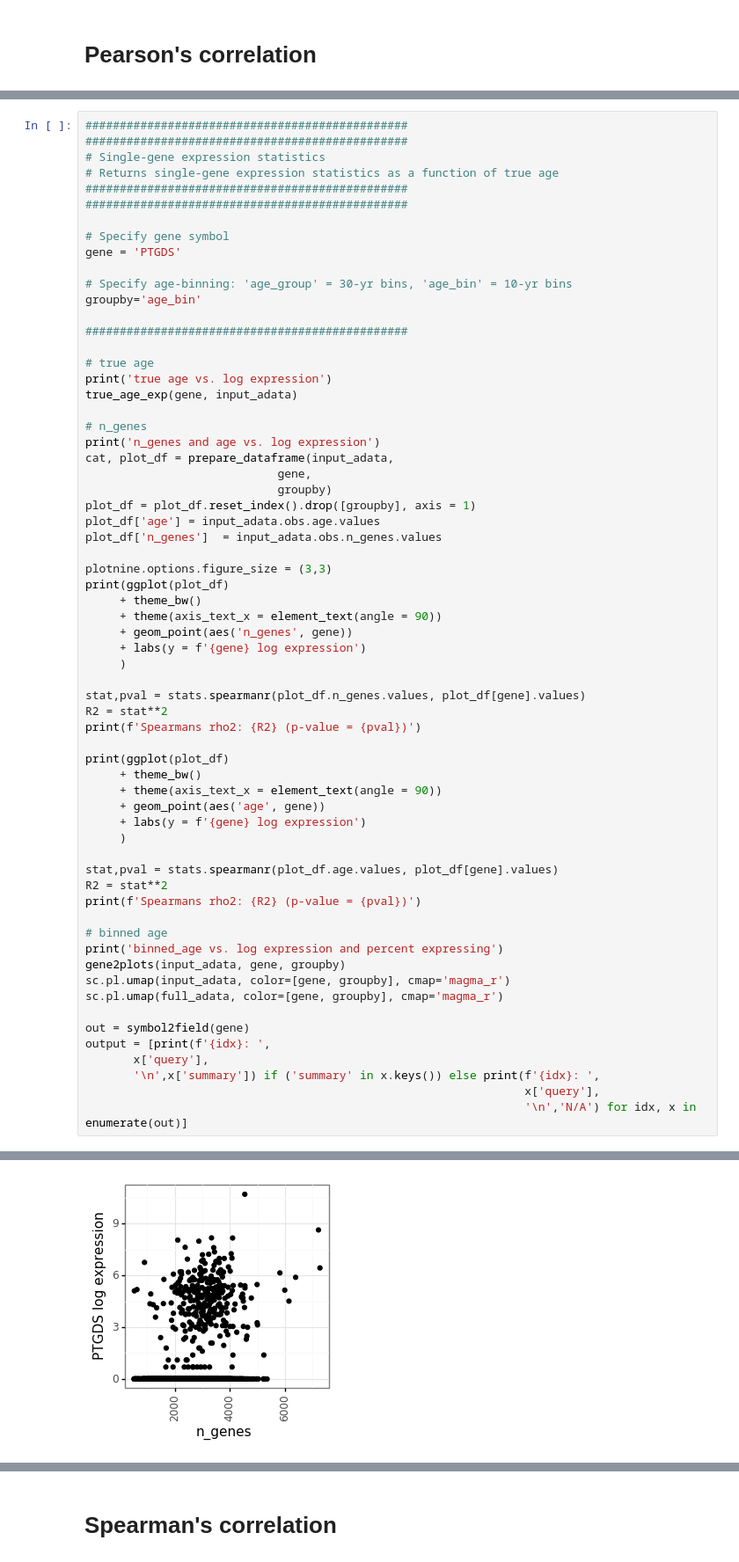
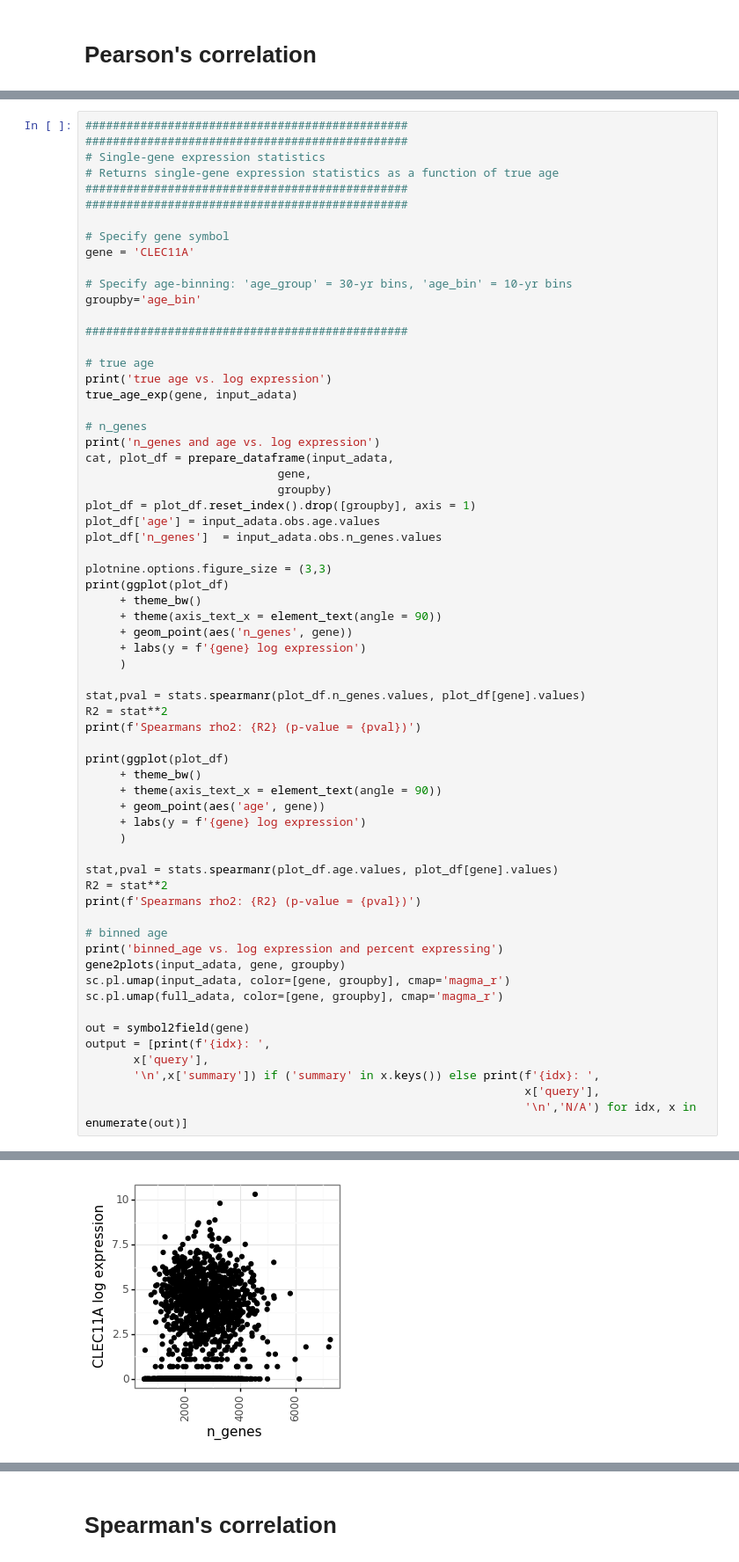
Before and after one commit to czbiohub/darmanis_group_DL_notebook, a Jupyter notebook: DL20190123_mel_aging_correlation_analysis-PUBLIC.ipynb, the cells around one changed output, grey strips where cells are left out. Shown: that part at 88% size. Saved outputs shown, nothing was run; the diff lists cells and outputs as text.

```diff
--- a/DL20190123_mel_aging_correlation_analysis-PUBLIC.ipynb
+++ b/DL20190123_mel_aging_correlation_analysis-PUBLIC.ipynb
@@ -175,7 +175,7 @@ The protein encoded by this gene anchors the type II regulatory subunit of prote
 ###############################################
 
 # Specify gene symbol
-gene = 'PTGDS'
+gene = 'CLEC11A'
 
 # Specify age-binning: 'age_group' = 30-yr bins, 'age_bin' = 10-yr bins
 groupby='age_bin'
@@ -237,2 +237,2 @@ true age vs. log expression
 n_genes and age vs. log expression
-[figure, old version]
+[figure, new version]
```
Also changed, not shown: parts of 2 cells of this notebook.
